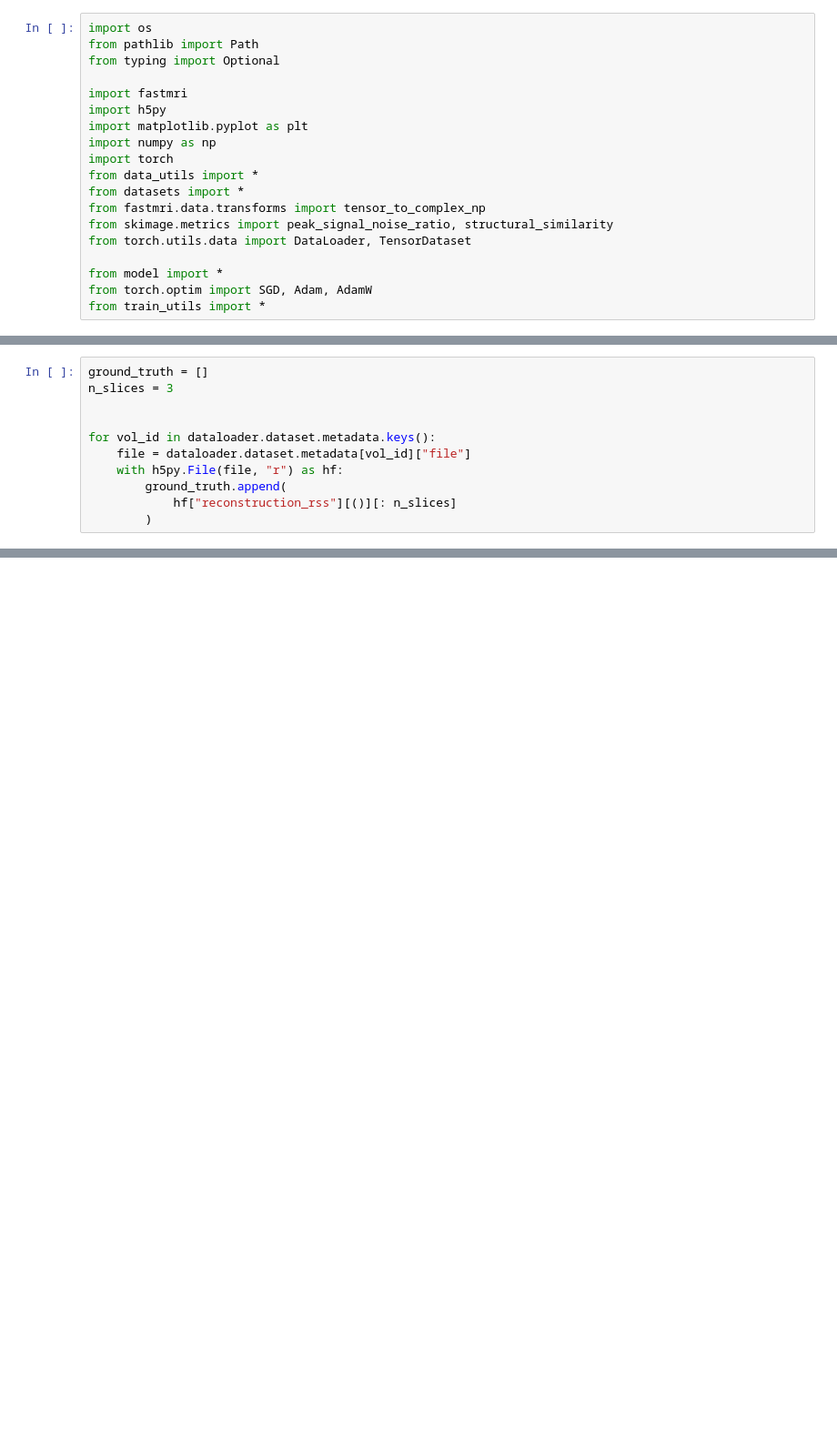
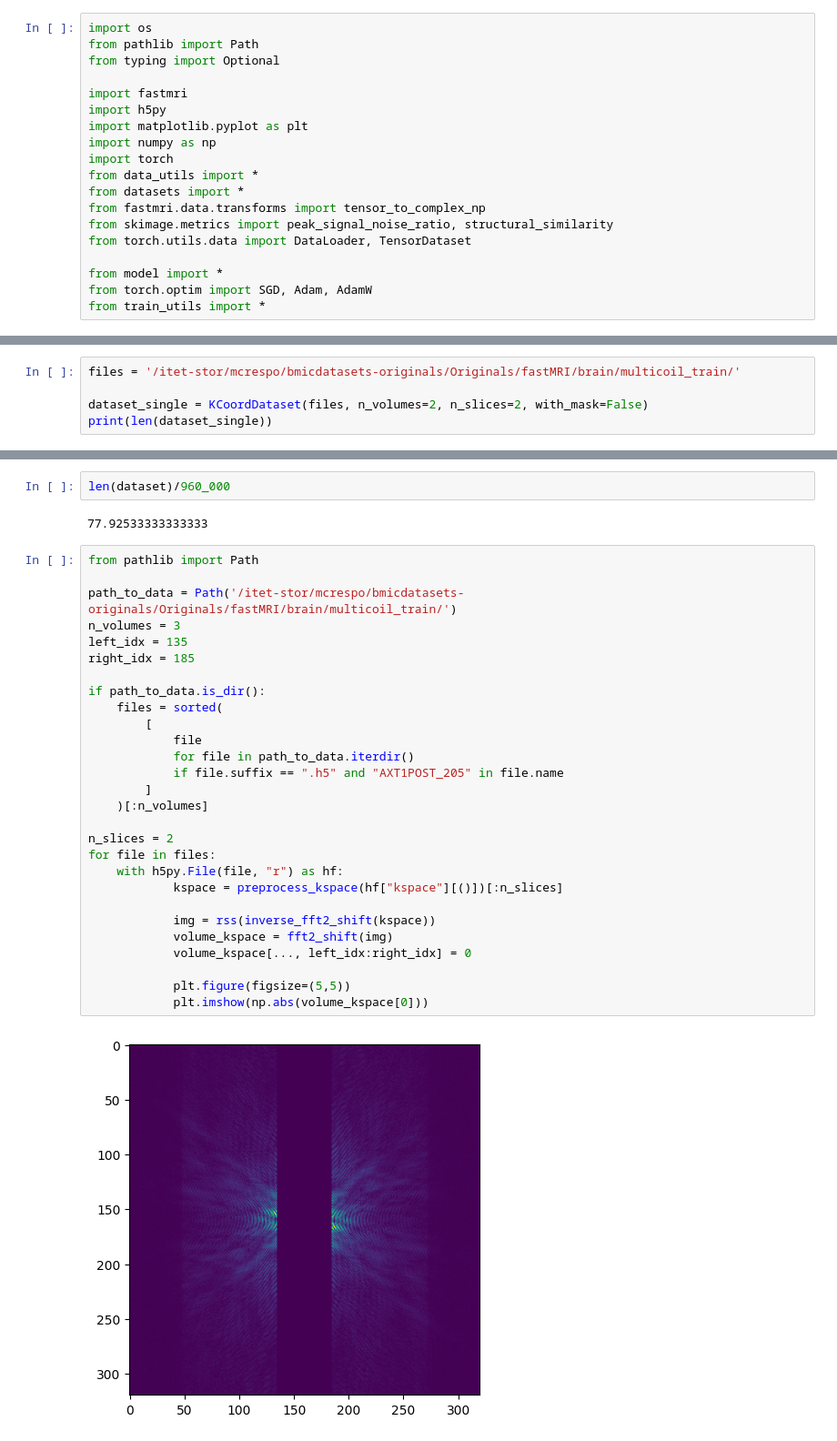
Before and after one commit to marinacrsp/proj_marina, a Jupyter notebook: multi_vol/dummy.ipynb, the cells around one changed output, grey strips where cells are left out. Shown at 91% size. Drawn from its saved outputs; the diff is of its cells as text; blank space fills up the shorter version.

```diff
--- a/multi_vol/dummy.ipynb
+++ b/multi_vol/dummy.ipynb
@@ -36,11 +36,5 @@ dataloader = DataLoader(
-# %%
-ground_truth = []
-n_slices = 3
-
-
-for vol_id in dataloader.dataset.metadata.keys():
-    file = dataloader.dataset.metadata[vol_id]["file"]
-    with h5py.File(file, "r") as hf:
-        ground_truth.append(
-            hf["reconstruction_rss"][()][: n_slices]
-        )
+# %%
+files = '/itet-stor/mcrespo/bmicdatasets-originals/Originals/fastMRI/brain/multicoil_train/'
+
+dataset_single = KCoordDataset(files, n_volumes=2, n_slices=2, with_mask=False)
+print(len(dataset_single))
@@ -46,0 +47,34 @@ for vol_id in dataloader.dataset.metadata.keys():
+# %%
+len(dataset)/960_000
+# %% [output]
+77.92533333333333
+# %%
+from pathlib import Path
+
+path_to_data = Path('/itet-stor/mcrespo/bmicdatasets-originals/Originals/fastMRI/brain/multicoil_train/')
+n_volumes = 3
+left_idx = 135
+right_idx = 185
+
+if path_to_data.is_dir():
+    files = sorted(
+        [
+            file
+            for file in path_to_data.iterdir()
+            if file.suffix == ".h5" and "AXT1POST_205" in file.name
+        ]
+    )[:n_volumes]
+
+n_slices = 2
+for file in files:
+    with h5py.File(file, "r") as hf:
+            kspace = preprocess_kspace(hf["kspace"][()])[:n_slices]
+
+            img = rss(inverse_fft2_shift(kspace))
+            volume_kspace = fft2_shift(img)
+            volume_kspace[..., left_idx:right_idx] = 0
+
+            plt.figure(figsize=(5,5))
+            plt.imshow(np.abs(volume_kspace[0]))
+# %% [output]
+[figure, added]
```
Also changed, not shown: parts of 9 cells of this notebook, 10 other files.
